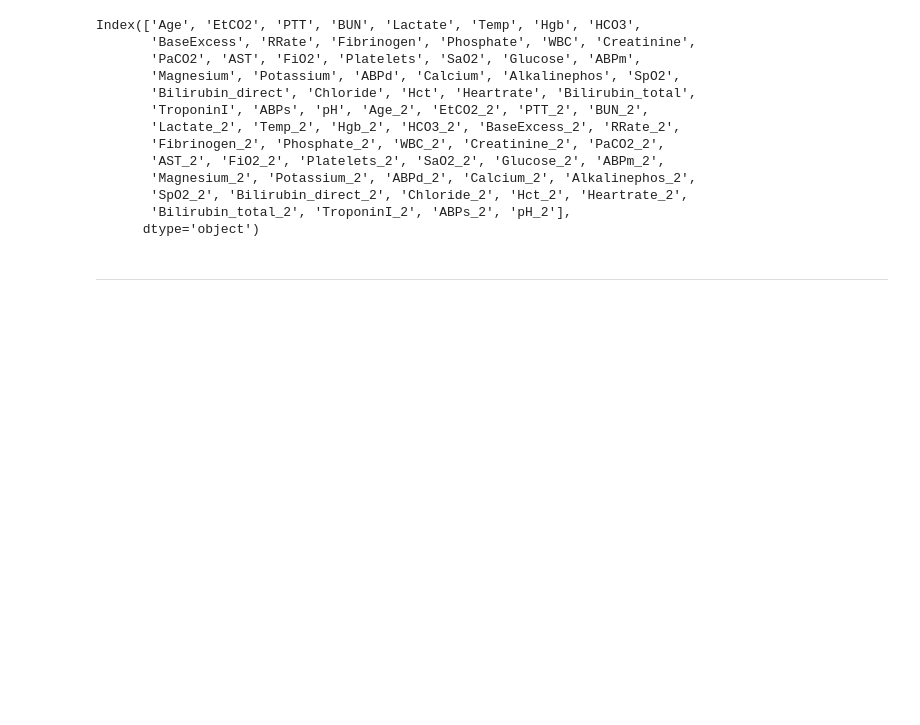
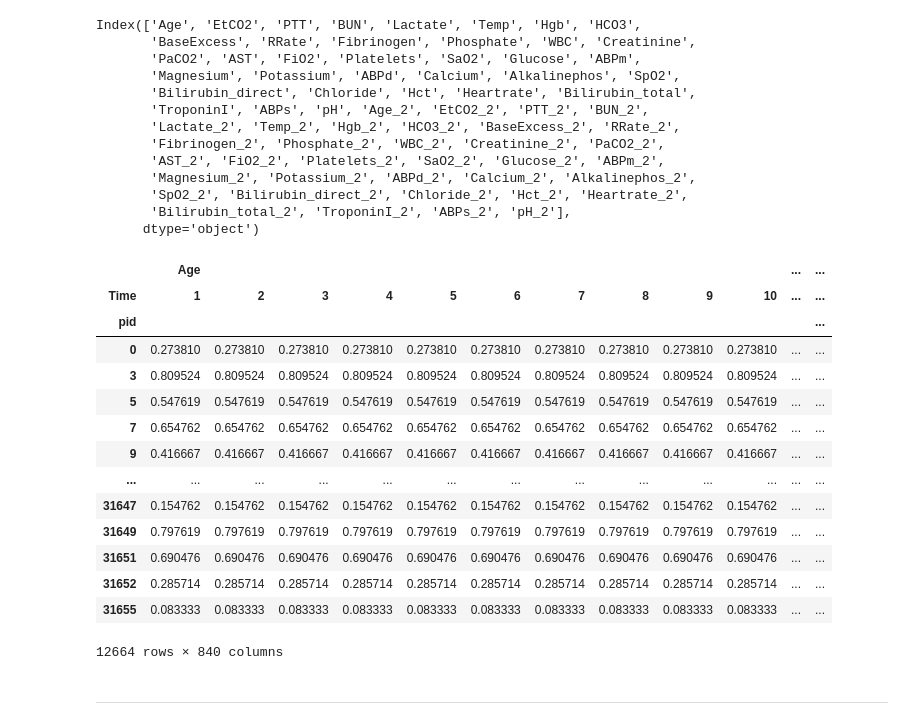
Before and after one commit to friti/ML-Intro-course, a Jupyter notebook: task2/task2_fe.ipynb, the cells around one changed output. Drawn from its saved outputs; the diff is of its cells as text; code cells hidden in the pictures; blank space fills up the shorter version.

```diff
--- a/task2/task2_fe.ipynb
+++ b/task2/task2_fe.ipynb
@@ -132,13 +145,19 @@ for col in train_data_2_tmp1.columns[2:]:
 
 # change the name of the columns to be able to use the pivot function later
 train_data_2_tmp2 = pd.DataFrame()
+test_data_2_tmp2 = pd.DataFrame()
 for col in train_data.columns[2:]:
     train_data_2_tmp2[col+'_2'] = train_data[col].copy()
 
+for col in test_data.columns[2:]:
+    test_data_2_tmp2[col+'_2'] = test_data[col].copy()
+
 # substitute integers with 1
 train_data_2_tmp2=train_data_2_tmp2.mask(train_data_2_tmp2>-9999,1)
+test_data_2_tmp2=test_data_2_tmp2.mask(train_data_2_tmp2>-9999,1)
 # substitute nan with 0
 train_data_2_tmp2=train_data_2_tmp2.replace(np.nan,0)
+test_data_2_tmp2=test_data_2_tmp2.replace(np.nan,0)
 # %%
 train_data_2_tmp2
 # %% [output]
@@ -158,6 +177,7 @@ train_data_2_tmp2
 # %%
 # concatenate part 1 and part2 for the complete set of training data
 train_data_2 = pd.concat([train_data_2_tmp1, train_data_2_tmp2], axis=1)
+test_data_2 = pd.concat([test_data_2_tmp1, test_data_2_tmp2], axis=1)
 # %%
 train_data_2
 # %% [output]
@@ -178,6 +198,7 @@ train_data_2
 # Time Stamp between 1 and 12 (I simply replace it with numbers from 1 to 12) because we need it to use the pivot function after
 
 train_data_2['Time']= np.array([[1,2,3,4,5,6,7,8,9,10,11,12] for i in range(int(len(train_data_2['Time'])/12))]).flatten()
+test_data_2['Time']= np.array([[1,2,3,4,5,6,7,8,9,10,11,12] for i in range(int(len(test_data_2['Time'])/12))]).flatten()
 
 #test_data_2['Time']= np.array([[1,2,3,4,5,6,7,8,9,10,11,12] for i in range(int(len(test_data_2['Time'])/12))]).flatten()
 # %%
@@ -186,6 +207,8 @@ columns = train_data_2.columns
 print(columns[2:])
 
 train_data_2 = train_data_2.pivot(index='pid', columns='Time', values=columns[2:])
+test_data_2 = test_data_2.pivot(index='pid', columns='Time', values=columns[2:])
+
 #test_data_1 = test_data_1.pivot(index='pid', columns='Time', values=columns[2:])
 # %% [output]
 Index(['Age', 'EtCO2', 'PTT', 'BUN', 'Lactate', 'Temp', 'Hgb', 'HCO3',
@@ -201,6 +224,24 @@ Index(['Age', 'EtCO2', 'PTT', 'BUN', 'Lactate', 'Temp', 'Hgb', 'HCO3',
        'SpO2_2', 'Bilirubin_direct_2', 'Chloride_2', 'Hct_2', 'Heartrate_2',
        'Bilirubin_total_2', 'TroponinI_2', 'ABPs_2', 'pH_2'],
       dtype='object')
+# %%
+test_data_2
+# %% [output]
+|  | Age |  |  |  |  |  |  |  |  |  | ... | ... |
+| Time | 1 | 2 | 3 | 4 | 5 | 6 | 7 | 8 | 9 | 10 | ... | ... |
+| pid |  |  |  |  |  |  |  |  |  |  |  | ... |
+| 0 | 0.273810 | 0.273810 | 0.273810 | 0.273810 | 0.273810 | 0.273810 | 0.273810 | 0.273810 | 0.273810 | 0.273810 | ... | ... |
+| 3 | 0.809524 | 0.809524 | 0.809524 | 0.809524 | 0.809524 | 0.809524 | 0.809524 | 0.809524 | 0.809524 | 0.809524 | ... | ... |
+| 5 | 0.547619 | 0.547619 | 0.547619 | 0.547619 | 0.547619 | 0.547619 | 0.547619 | 0.547619 | 0.547619 | 0.547619 | ... | ... |
+| 7 | 0.654762 | 0.654762 | 0.654762 | 0.654762 | 0.654762 | 0.654762 | 0.654762 | 0.654762 | 0.654762 | 0.654762 | ... | ... |
+| 9 | 0.416667 | 0.416667 | 0.416667 | 0.416667 | 0.416667 | 0.416667 | 0.416667 | 0.416667 | 0.416667 | 0.416667 | ... | ... |
+| ... | ... | ... | ... | ... | ... | ... | ... | ... | ... | ... | ... | ... |
+| 31647 | 0.154762 | 0.154762 | 0.154762 | 0.154762 | 0.154762 | 0.154762 | 0.154762 | 0.154762 | 0.154762 | 0.154762 | ... | ... |
+| 31649 | 0.797619 | 0.797619 | 0.797619 | 0.797619 | 0.797619 | 0.797619 | 0.797619 | 0.797619 | 0.797619 | 0.797619 | ... | ... |
+| 31651 | 0.690476 | 0.690476 | 0.690476 | 0.690476 | 0.690476 | 0.690476 | 0.690476 | 0.690476 | 0.690476 | 0.690476 | ... | ... |
+| 31652 | 0.285714 | 0.285714 | 0.285714 | 0.285714 | 0.285714 | 0.285714 | 0.285714 | 0.285714 | 0.285714 | 0.285714 | ... | ... |
+| 31655 | 0.083333 | 0.083333 | 0.083333 | 0.083333 | 0.083333 | 0.083333 | 0.083333 | 0.083333 | 0.083333 | 0.083333 | ... | ... |
+12664 rows × 840 columns
 # %% [markdown]
 ***
 # %% [markdown]
```
Also changed, not shown: parts of 18 cells of this notebook, 11 other files.
